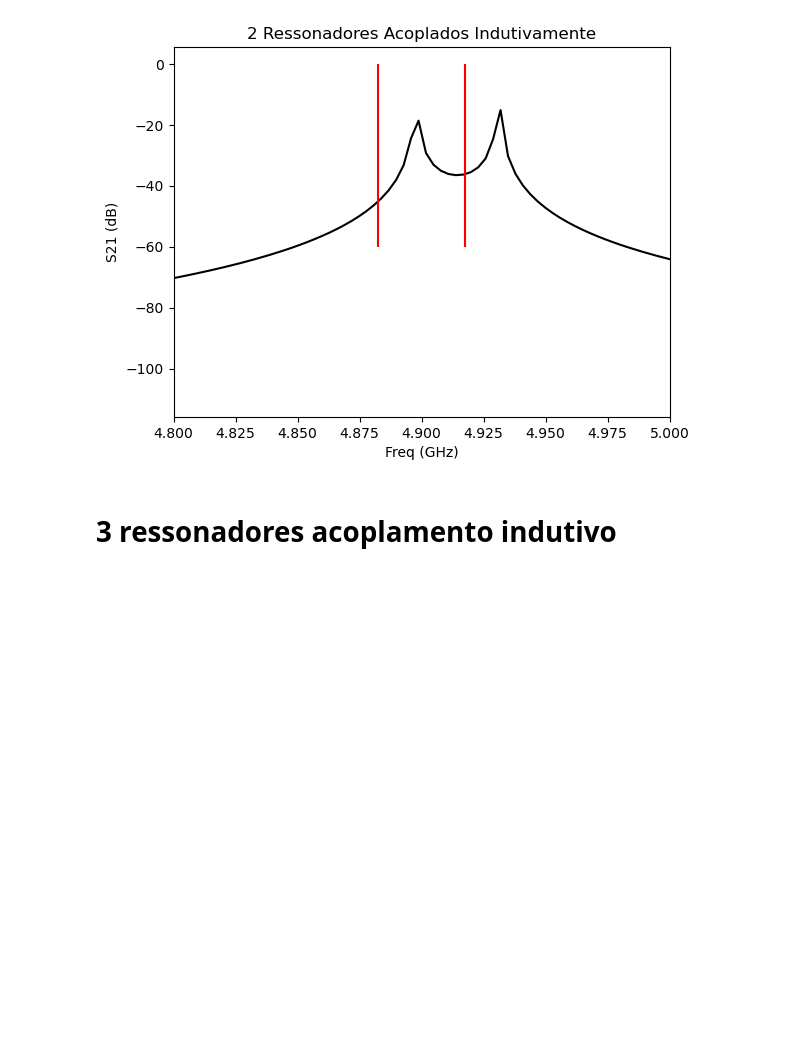
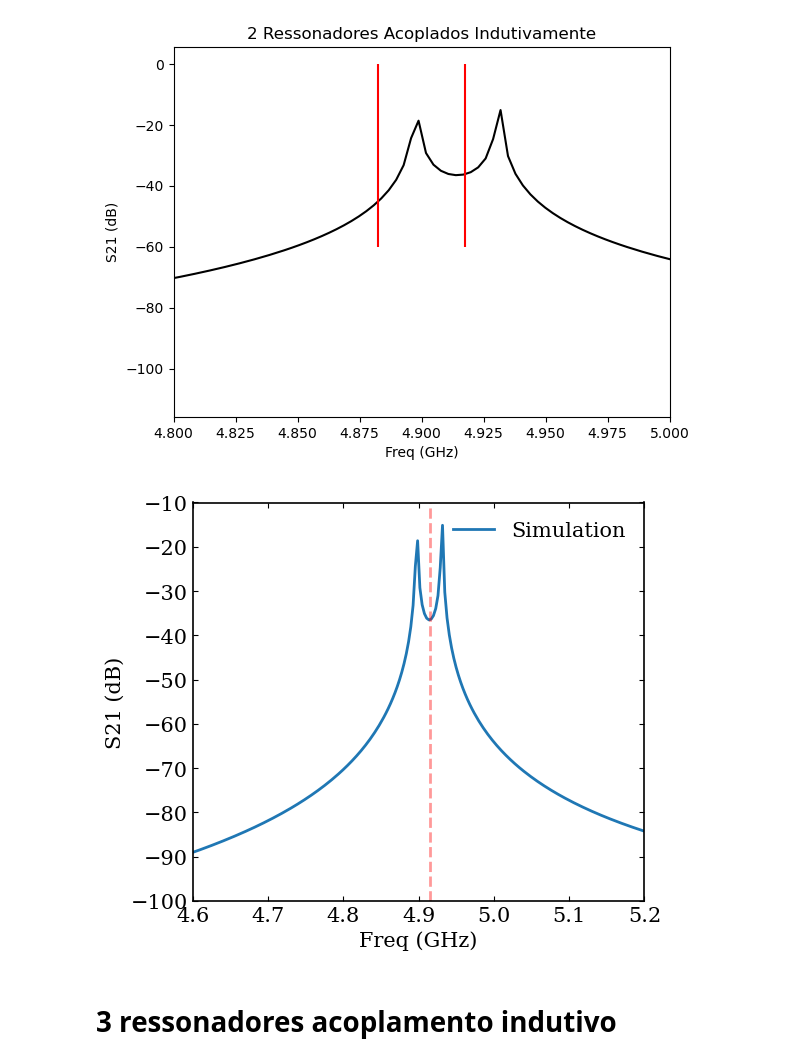
Before and after one commit to ScM-Edh/Projeto-Valentina, a Jupyter notebook: Ressonadores acoplados indutivamente/Aalises.ipynb, the cells around one changed output. Drawn from its saved outputs; the diff is of its cells as text; code cells hidden in the pictures; blank space fills up the shorter version.

```diff
--- a/Ressonadores acoplados indutivamente/Aalises.ipynb
+++ b/Ressonadores acoplados indutivamente/Aalises.ipynb
@@ -74,6 +74,56 @@ plt.xlim(4.8,5)
 # %% [output]
 (4.8, 5.0)
 [figure]
+# %%
+# ---------- Configuração estilo científico ----------
+plt.rcParams.update({
+    "font.size": 15,
+    "font.family": "serif",
+    "axes.linewidth": 1.2,
+    "lines.linewidth": 2,
+    "lines.markersize": 6,
+    "xtick.direction": "in",
+    "ytick.direction": "in",
+    "xtick.top": True,
+    "ytick.right": True,
+    "legend.frameon": False
+})
+
+# ---------- Figura ----------
+fig, ax = plt.subplots(figsize=(6,5))
+
+ax.plot(data[0], data[1], label="Simulation")
+
+# ---------- Valores esperados ----------
+f0 = [4.915]
+for i, val in enumerate(f0):
+    plt.axvline(val, linestyle="--", color="red",
+                alpha=0.4,
+                label="" if i==0 else "")
+
+# ---------- Eixos ----------
+ax.set_xlabel("Freq (GHz)")
+ax.set_ylabel("S21 (dB)")
+
+# ---------- Limites ----------
+ax.set_xlim(4.6, 5.2)
+ax.set_ylim(-100,-10)
+
+# ---------- Grade opcional ----------
+#ax.grid(alpha=0.3)
+
+# ---------- Legenda ----------
+ax.legend()
+
+# ---------- Ajuste layout ----------
+plt.tight_layout()
+
+# ---------- Salvar figura ----------
+plt.savefig("grafico_artigo.png", dpi=600)
+
+plt.show()
+# %% [output]
+[figure, added]
 # %% [markdown]
 # 3 ressonadores acoplamento indutivo
 # %%
```
Also changed, not shown: parts of 6 cells of this notebook, 3 other files.
